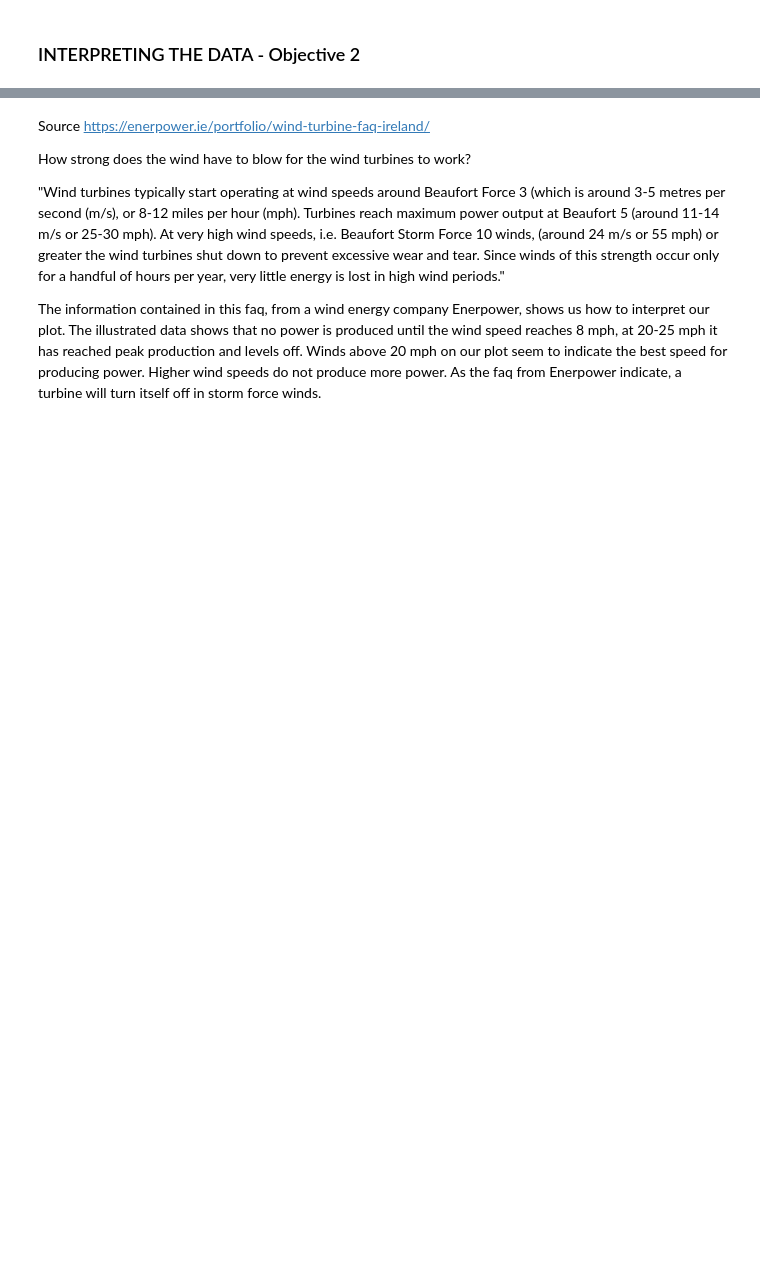
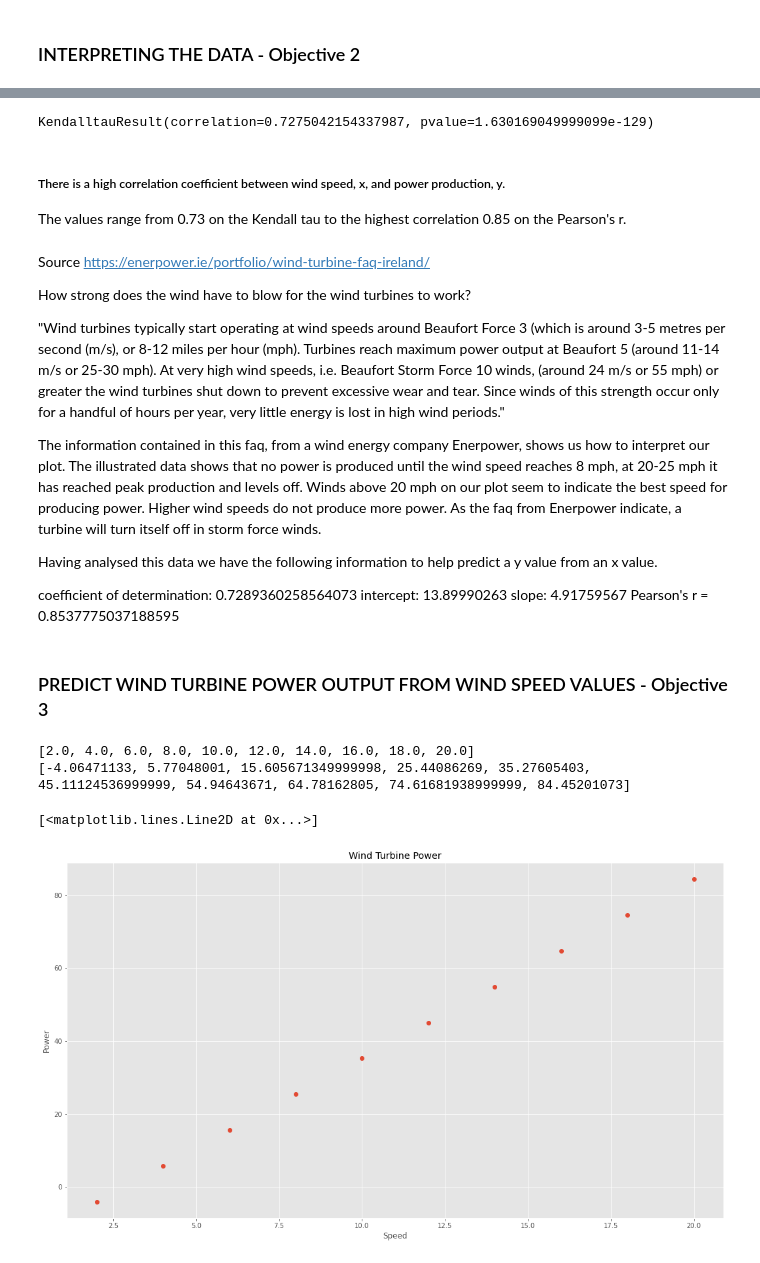
Before and after one commit to mobm65/Linear-Regression-FDA-Project, a Jupyter notebook: Linear Regression FDA Project.ipynb, the cells around one changed output, grey strips where cells are left out. Drawn from its saved outputs; the diff is of its cells as text; code cells hidden in the pictures; blank space fills up the shorter version.

Commit message:
Making predictions
Using the equation of the line to predict y values from x values and plotting them.

```diff
--- a/Linear Regression FDA Project.ipynb
+++ b/Linear Regression FDA Project.ipynb
@@ -164,3 +277,19 @@ print("m is %8.6f and c is %6.6f." % (m,c))
+# %%
+# The Kendall correlation coefficient measures the linear relationship
+# between two datasets.  Positive correlations imply that as x increases
+# so does y, negative correlations imply that if x increases, y decreases.
+
+scipy.stats.kendalltau(speed_data_array,power_data_array)
+
+# The first value is Kendall's tau, this value implies a strong
+# positive correlation between wind speed and turbine power output.
+# The second value is the p-value which is used to test a hypothesis.
+# %% [output]
+KendalltauResult(correlation=0.7275042154337987, pvalue=1.630169049999099e-129)
+# %% [markdown]
+##### There is a high correlation coefficient between wind speed, x, and power production, y.
+The values range from 0.73 on the Kendall tau to the highest correlation 0.85 on
+the Pearson's r.
 # %% [markdown]
 Source  https://enerpower.ie/portfolio/wind-turbine-faq-ireland/
 
@@ -179,3 +308,47 @@ our plot.  The illustrated data shows that no power is produced until the wind s
 8 mph, at 20-25 mph it has reached peak production and levels off.  Winds above 20 mph on our plot seem
 to indicate the best speed for producing power.  Higher wind speeds do not produce more power.  As the faq
 from Enerpower indicate, a turbine will turn itself off in storm force winds.
+
+Having analysed this data we have the following information to help predict a y value from an x value.
+
+coefficient of determination: 0.7289360258564073
+intercept: 13.89990263
+slope: 4.91759567
+Pearson's r = 0.8537775037188595
+# %% [markdown]
+
+
+
+### PREDICT WIND TURBINE POWER OUTPUT FROM WIND SPEED VALUES - Objective 3
+# %%
+# Using the equation of the line to predict y for 10
+# selected values of x.
+# y = mx+c, if x = 2, find y.
+# x = speed, y = power.
+
+x = [2.0, 4.0, 6.0, 8.0, 10.0, 12.0, 14.0, 16.0, 18.0, 20.0]
+y = [4.91759567 * i - 13.89990267 for i in x]
+
+print(x)
+print(y)
+# %% [output]
+[2.0, 4.0, 6.0, 8.0, 10.0, 12.0, 14.0, 16.0, 18.0, 20.0]
+[-4.06471133, 5.77048001, 15.605671349999998, 25.44086269, 35.27605403, 45.11124536999999, 54.94643671, 64.78162805, 74.61681938999999, 84.45201073]
+# %%
+# Plot the selected points.
+
+import matplotlib.pyplot as plt
+
+plt.style.use("ggplot")
+plt.rcParams["figure.figsize"] = (18,10)
+plt.title("Wind Turbine Power")
+plt.xlabel("Speed")
+plt.ylabel("Power")
+plt.plot(x, y, 'o')
+
+
+# The plot shows the positive correlation between values of x,
+# speed and y, turbine power output.
+# %% [output]
+[<matplotlib.lines.Line2D at 0x...>]
+[figure, added]
```
Also changed, not shown: parts of 14 cells of this notebook.
